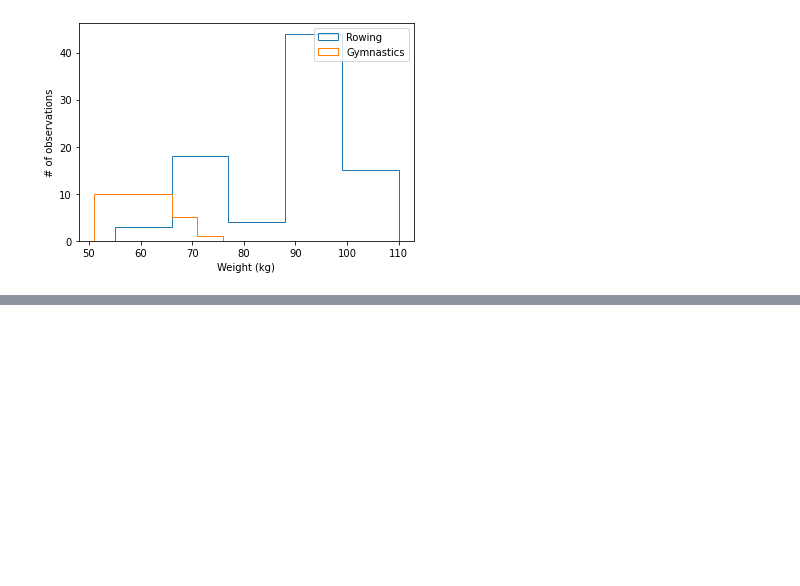
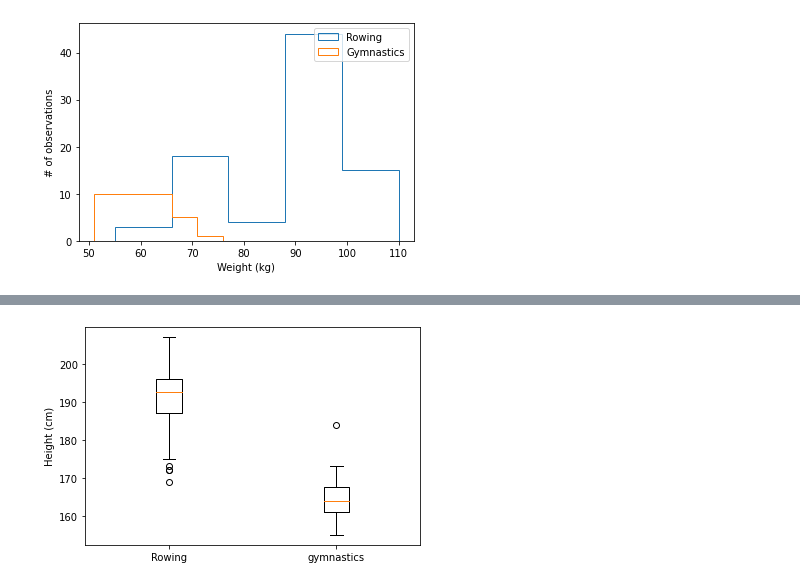
Before and after one commit to karanjadavid/Analytics, a Jupyter notebook: Introduction to Data Visualization with Matplotlib/1.3 Quantitative comparisons and statistical visualizations.ipynb, the cells around one changed output, grey strips where cells are left out. Cells and saved outputs as stored; diff of their text form; code cells hidden in the pictures; blank space fills up the shorter version.

```diff
--- a/Introduction to Data Visualization with Matplotlib/1.3 Quantitative comparisons and statistical visualizations.ipynb
+++ b/Introduction to Data Visualization with Matplotlib/1.3 Quantitative comparisons and statistical visualizations.ipynb
@@ -181,0 +245,8 @@ plt.show()
+# %%
+fig, ax = plt.subplots()
+ax.boxplot([mens_rowing['Height'], mens_gymnastics['Height']])
+ax.set_xticklabels(['Rowing', 'gymnastics'])
+ax.set_ylabel('Height (cm)')
+plt.show()
+# %% [output]
+[figure, added]
```
Also changed, not shown: parts of 17 cells of this notebook.
